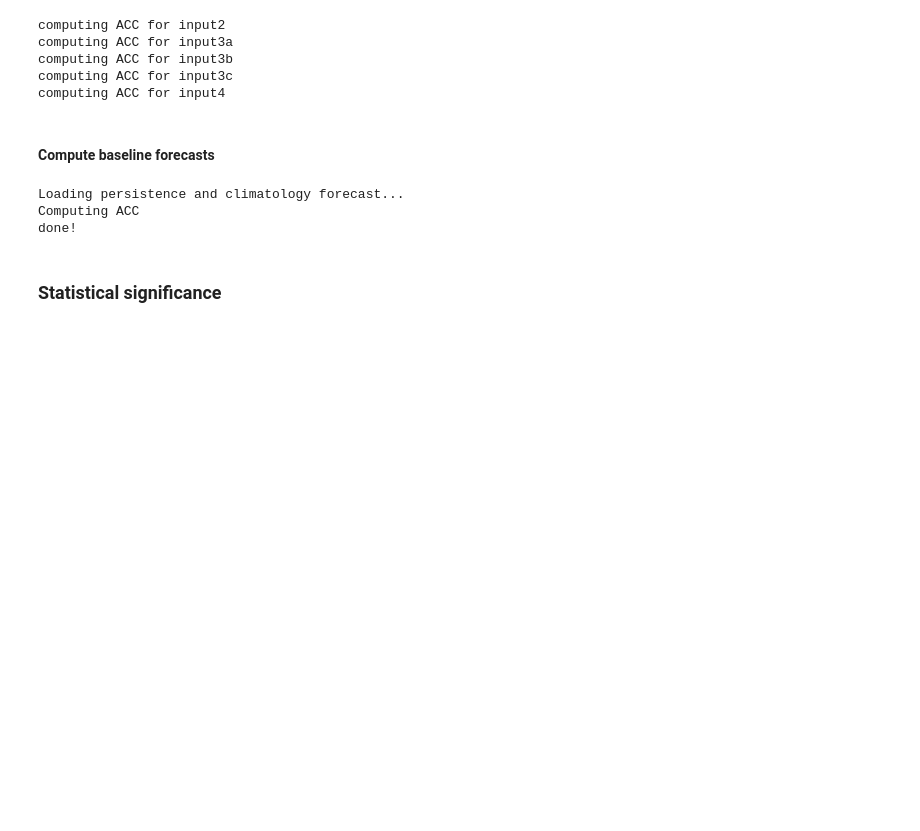
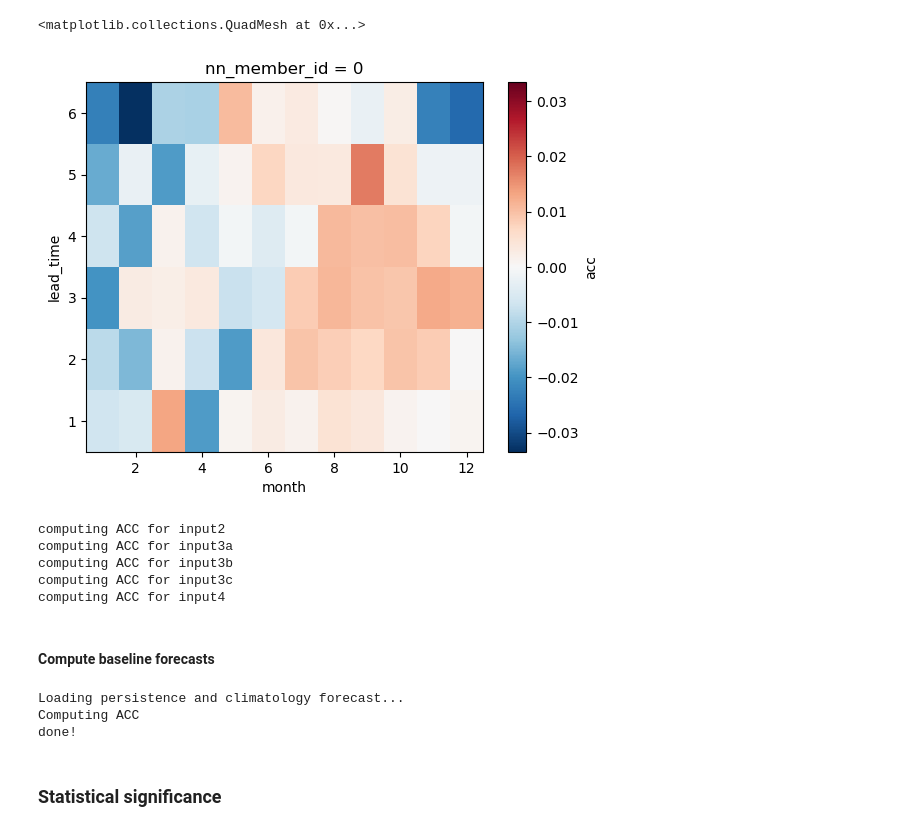
Before and after one commit to ychnli/sicpred, a Jupyter notebook: exp1_figures.ipynb, the cells around one changed output. Saved outputs shown, nothing was run; the diff lists cells and outputs as text; code cells hidden in the pictures; blank space fills up the shorter version.

```diff
--- a/exp1_figures.ipynb
+++ b/exp1_figures.ipynb
@@ -368,6 +368,17 @@ def bootstrap_acc_significance(
          for k, v in out.items()}
     )
     return ds_out
+# %%
+import xarray as xr
+
+acc_agg_new = xr.open_dataset("/scratch/users/yucli/sicpred_model_predictions/exp1_input2/diagnostics/acc_agg.nc")
+acc_agg_old = xr.open_dataset("/oak/stanford/groups/earlew/yuchen/sicpred/analysis_results/exp1_inputs/ACC_agg_input2.nc")
+acc_agg_old = acc_agg_old.rename({"__xarray_dataarray_variable__": "acc"})
+
+(acc_agg_new - acc_agg_old.isel(nn_member_id=3))["acc"].plot()
+# %% [output]
+<matplotlib.collections.QuadMesh at 0x...>
+[figure, added]
 # %%
 from src.experiment_configs.exp1_inputs import input2
 from src.experiment_configs.exp1_inputs import input3a
```
Also changed, not shown: 39 other files.
